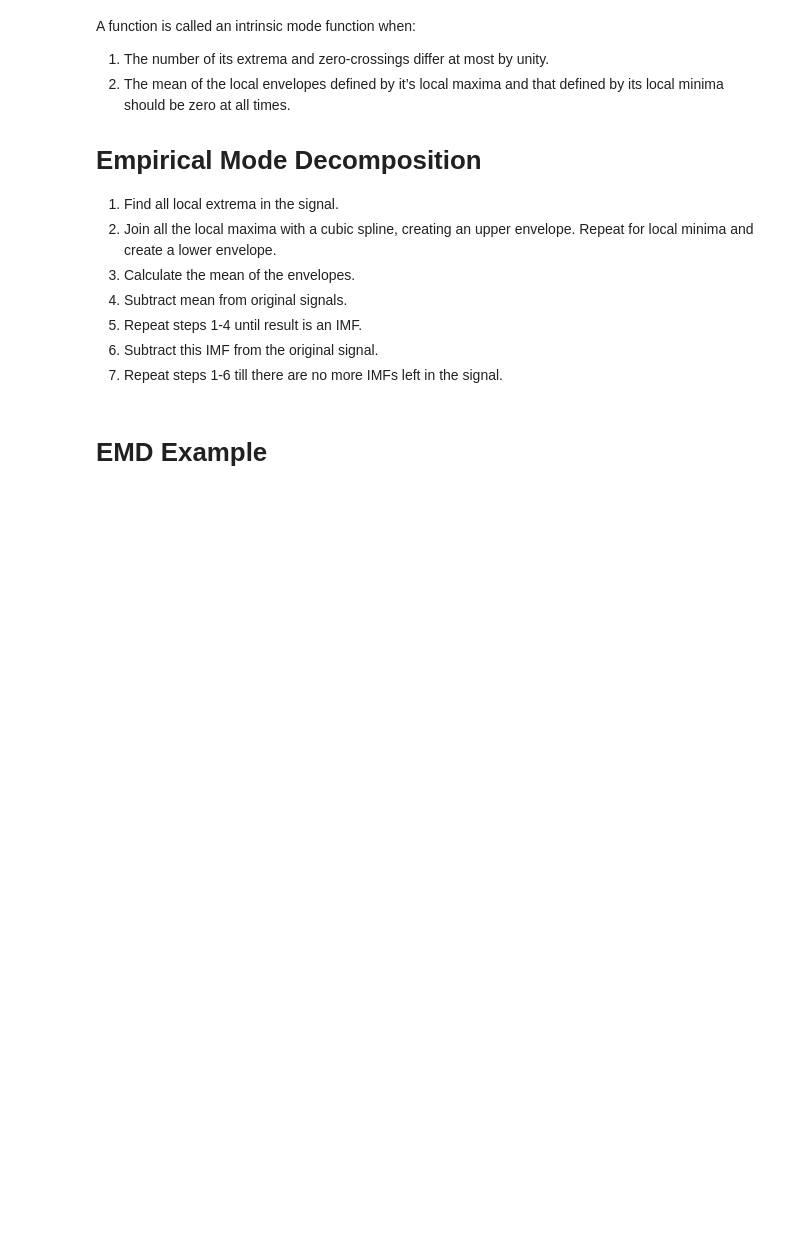
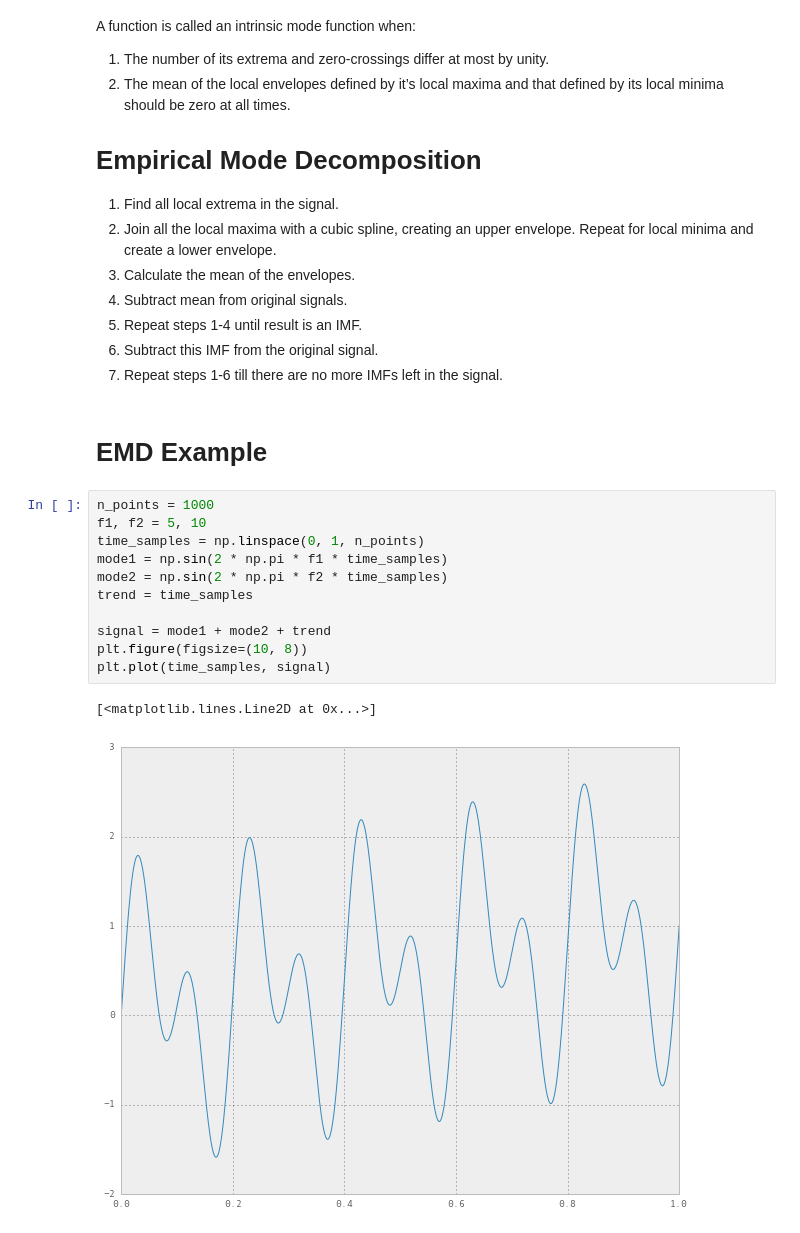
Before and after one commit to jaidevd/jaidevd.github.io, a Jupyter notebook: blog/posts/nonlinear-nonstationary-signal-processing.ipynb, the cells around one changed output. Cells and saved outputs as stored; diff of their text form; blank space fills up the shorter version.

```diff
--- a/blog/posts/nonlinear-nonstationary-signal-processing.ipynb
+++ b/blog/posts/nonlinear-nonstationary-signal-processing.ipynb
@@ -233,3 +233,17 @@ A function is called an intrinsic mode function when:
 7. Repeat steps 1-6 till there are no more IMFs left in the signal.
 # %% [markdown]
 # EMD Example
+# %%
+n_points = 1000
+f1, f2 = 5, 10
+time_samples = np.linspace(0, 1, n_points)
+mode1 = np.sin(2 * np.pi * f1 * time_samples)
+mode2 = np.sin(2 * np.pi * f2 * time_samples)
+trend = time_samples
+
+signal = mode1 + mode2 + trend
+plt.figure(figsize=(10, 8))
+plt.plot(time_samples, signal)
+# %% [output]
+[<matplotlib.lines.Line2D at 0x...>]
+[figure, added]
```
Also changed, not shown: parts of 3 cells of this notebook, 1 other file.
